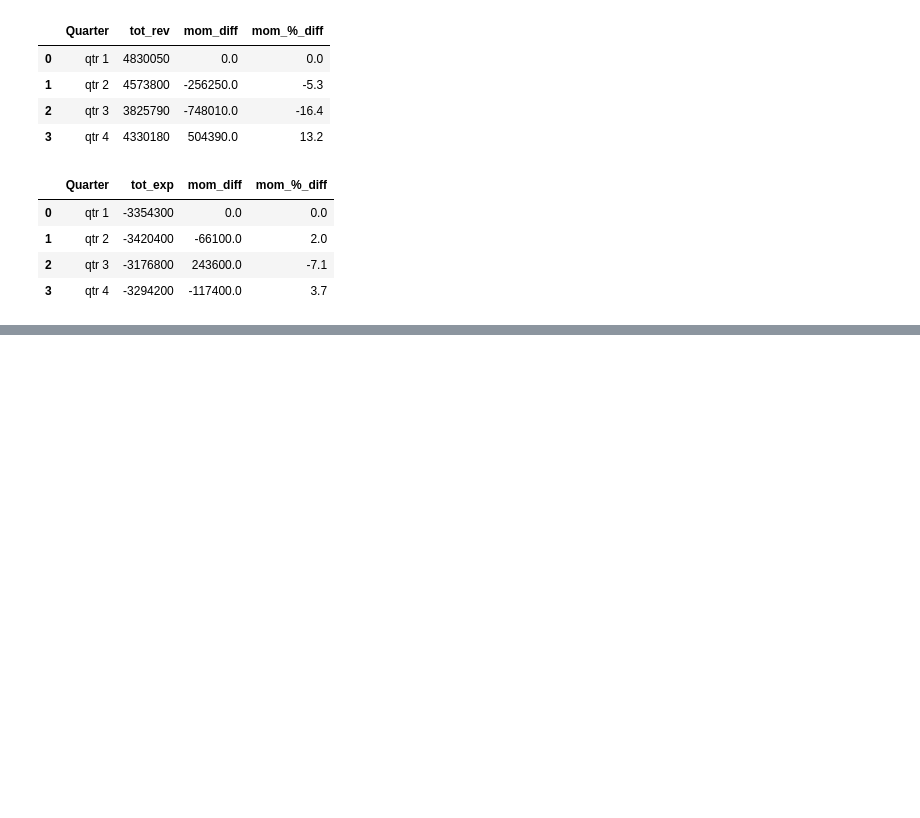
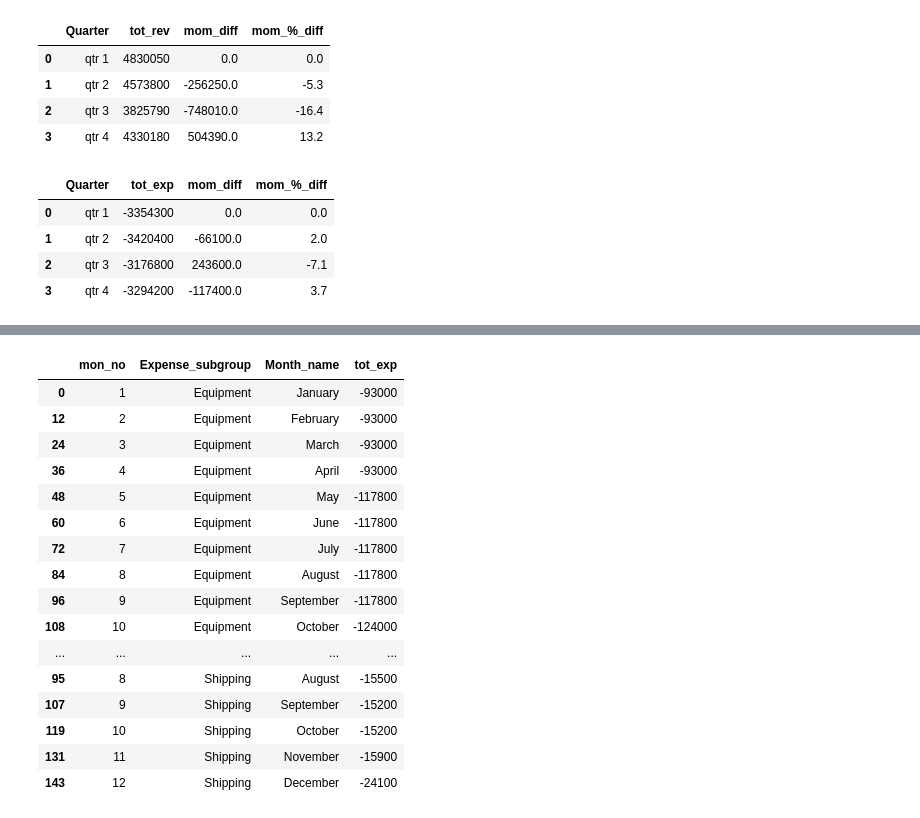
Before and after one commit to djibril968/Python_projects, a Jupyter notebook: Onyx_Financial_Analysis.ipynb, the cells around one changed output, grey strips where cells are left out. Drawn from its saved outputs; the diff is of its cells as text; code cells hidden in the pictures; blank space fills up the shorter version.

```diff
--- a/Onyx_Financial_Analysis.ipynb
+++ b/Onyx_Financial_Analysis.ipynb
@@ -498,0 +541,21 @@ Fin_data.head()
+# %%
+exp_by_exp_sub_grp = trend_exp_extract.groupby([ 'mon_no','Expense_subgroup','Month_name'])['Amount'].sum().reset_index(name = 'tot_exp').sort_values(['Expense_subgroup','mon_no', 'tot_exp'], ascending= [True, True, False])
+exp_by_exp_sub_grp
+# %% [output]
+|  | mon_no | Expense_subgroup | Month_name | tot_exp |
+| 0 | 1 | Equipment | January | -93000 |
+| 12 | 2 | Equipment | February | -93000 |
+| 24 | 3 | Equipment | March | -93000 |
+| 36 | 4 | Equipment | April | -93000 |
+| 48 | 5 | Equipment | May | -117800 |
+| 60 | 6 | Equipment | June | -117800 |
+| 72 | 7 | Equipment | July | -117800 |
+| 84 | 8 | Equipment | August | -117800 |
+| 96 | 9 | Equipment | September | -117800 |
+| 108 | 10 | Equipment | October | -124000 |
+| ... | ... | ... | ... | ... |
+| 95 | 8 | Shipping | August | -15500 |
+| 107 | 9 | Shipping | September | -15200 |
+| 119 | 10 | Shipping | October | -15200 |
+| 131 | 11 | Shipping | November | -15900 |
+| 143 | 12 | Shipping | December | -24100 |
```
Also changed, not shown: parts of 5 cells of this notebook.
